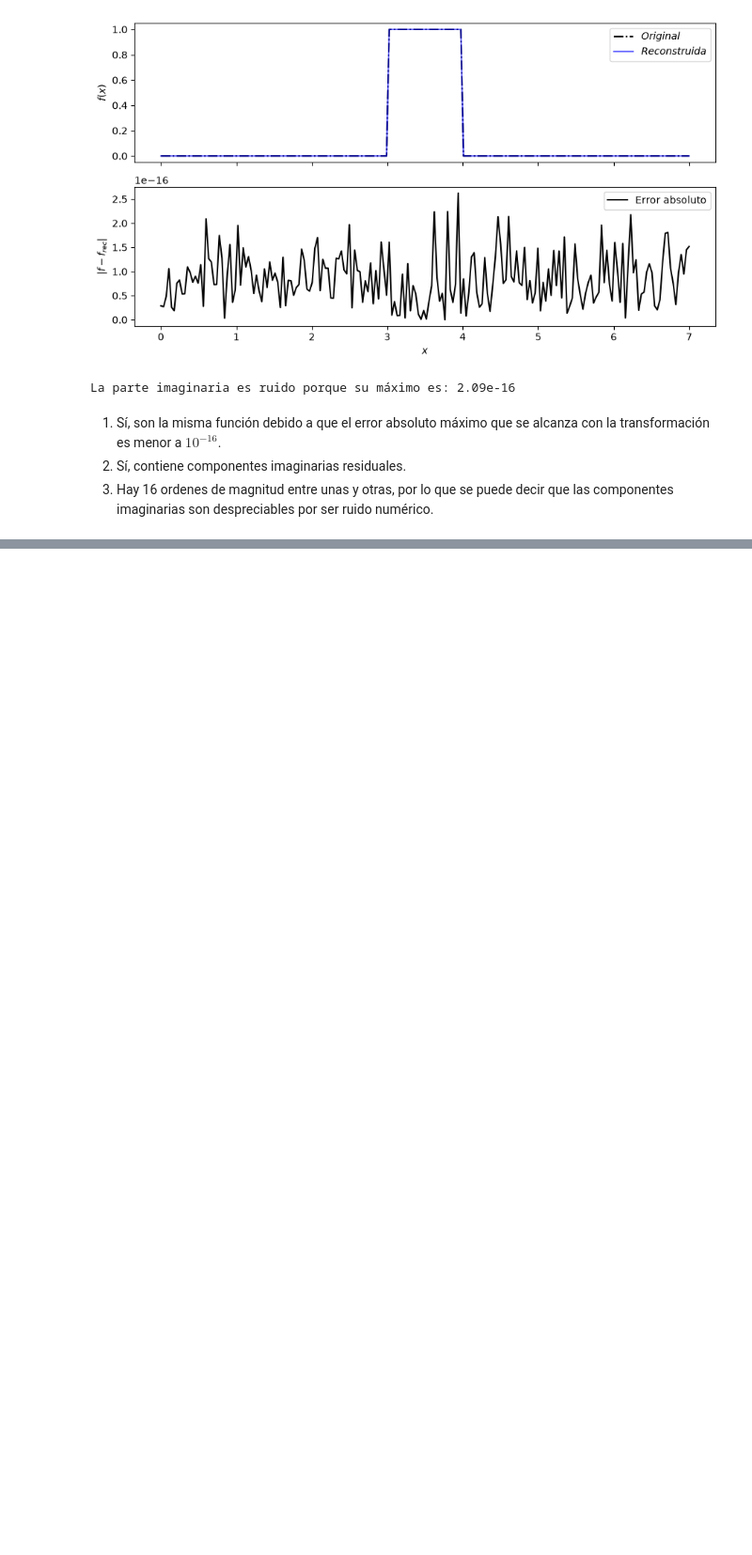
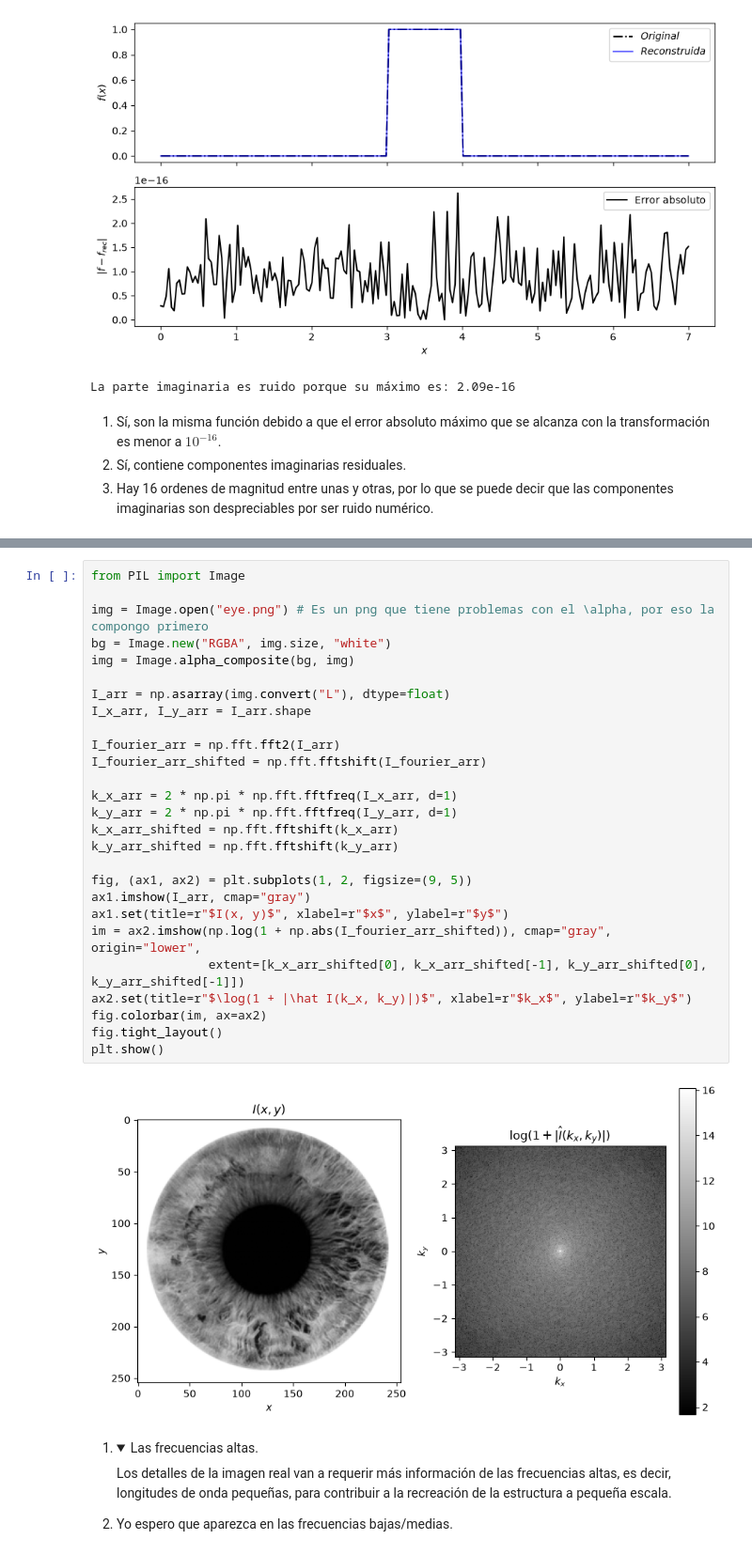
Before and after one commit to jairferrara/num-est, a Jupyter notebook: 02/02.ipynb, the cells around one changed output, grey strips where cells are left out. Shown at 94% size. Drawn from its saved outputs; the diff is of its cells as text; folded sections open; blank space fills up the shorter version.

```diff
--- a/02/02.ipynb
+++ b/02/02.ipynb
@@ -219,0 +223,32 @@ La función que cumplen $L$ y $\Delta x$ son:
+# %%
+from PIL import Image
+
+img = Image.open("eye.png") # Es un png que tiene problemas con el \alpha, por eso la compongo primero
+bg = Image.new("RGBA", img.size, "white")
+img = Image.alpha_composite(bg, img)
+
+I_arr = np.asarray(img.convert("L"), dtype=float)
+I_x_arr, I_y_arr = I_arr.shape
+
+I_fourier_arr = np.fft.fft2(I_arr)
+I_fourier_arr_shifted = np.fft.fftshift(I_fourier_arr)
+
+k_x_arr = 2 * np.pi * np.fft.fftfreq(I_x_arr, d=1)
+k_y_arr = 2 * np.pi * np.fft.fftfreq(I_y_arr, d=1)
+k_x_arr_shifted = np.fft.fftshift(k_x_arr)
+k_y_arr_shifted = np.fft.fftshift(k_y_arr)
+
+fig, (ax1, ax2) = plt.subplots(1, 2, figsize=(9, 5))
+ax1.imshow(I_arr, cmap="gray")
+ax1.set(title=r"$I(x, y)$", xlabel=r"$x$", ylabel=r"$y$")
+im = ax2.imshow(np.log(1 + np.abs(I_fourier_arr_shifted)), cmap="gray", origin="lower",
+                extent=[k_x_arr_shifted[0], k_x_arr_shifted[-1], k_y_arr_shifted[0], k_y_arr_shifted[-1]])
+ax2.set(title=r"$\log(1 + |\hat I(k_x, k_y)|)$", xlabel=r"$k_x$", ylabel=r"$k_y$")
+fig.colorbar(im, ax=ax2)
+fig.tight_layout()
+plt.show()
+# %% [output]
+[figure, added]
+# %% [markdown]
+1. <details><summary>Las frecuencias altas.</summary>Los detalles de la imagen real van a requerir más información de las frecuencias altas, es decir, longitudes de onda pequeñas, para contribuir a la recreación de la estructura a pequeña escala.</details>
+2. Yo espero que aparezca en las frecuencias bajas/medias.
```
Also changed, not shown: parts of 18 cells of this notebook, 2 other files.
